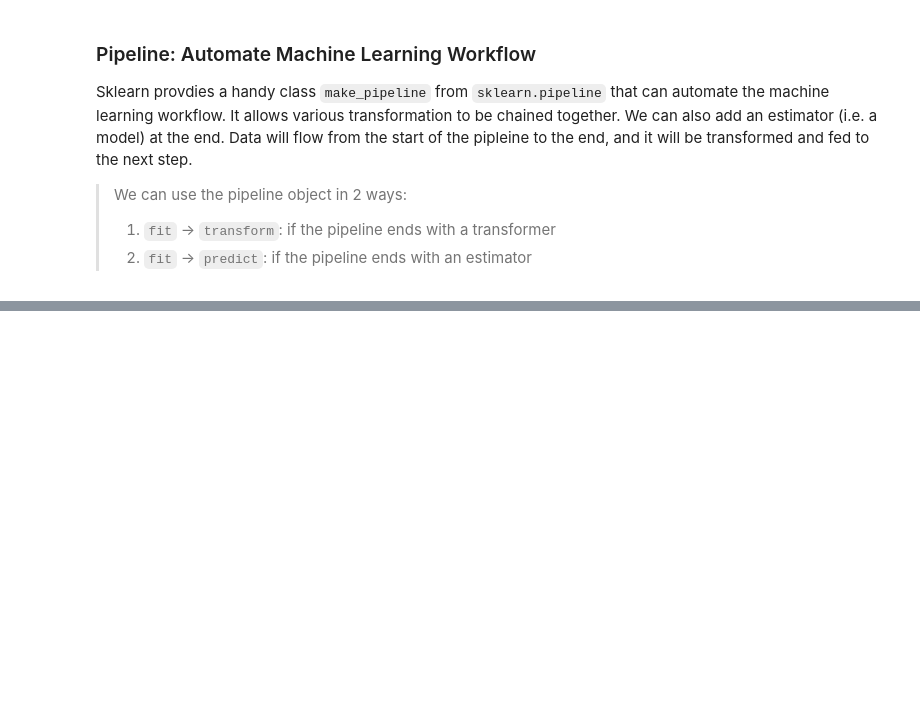
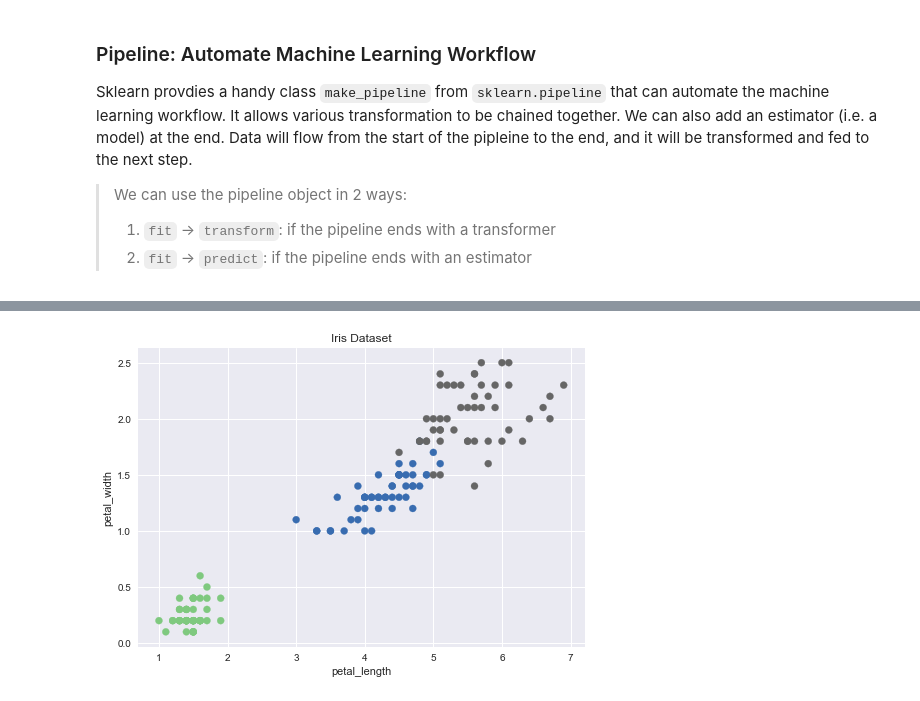
Before and after one commit to alicia-tsai/ccClub, a Jupyter notebook: notebooks/Basic_Machine_Learning_With_SKLearn.ipynb, the cells around one changed output, grey strips where cells are left out. Saved outputs shown, nothing was run; the diff lists cells and outputs as text; code cells hidden in the pictures; blank space fills up the shorter version.

```diff
--- a/notebooks/Basic_Machine_Learning_With_SKLearn.ipynb
+++ b/notebooks/Basic_Machine_Learning_With_SKLearn.ipynb
@@ -485,0 +600,13 @@ plt.ylabel('y');
+# %%
+from sklearn.datasets import load_iris
+
+# load Iris data's features matrix and target array from sklearn
+# X and y are numpy array!
+X, y = load_iris(return_X_y=True)
+
+plt.scatter(X[:, 2], X[:, 3], c=y, cmap='Accent')
+plt.xlabel('petal_length')
+plt.ylabel('petal_width')
+plt.title('Iris Dataset');
+# %% [output]
+[figure, added]
```
Also changed, not shown: parts of 78 cells of this notebook, 2 other files.
